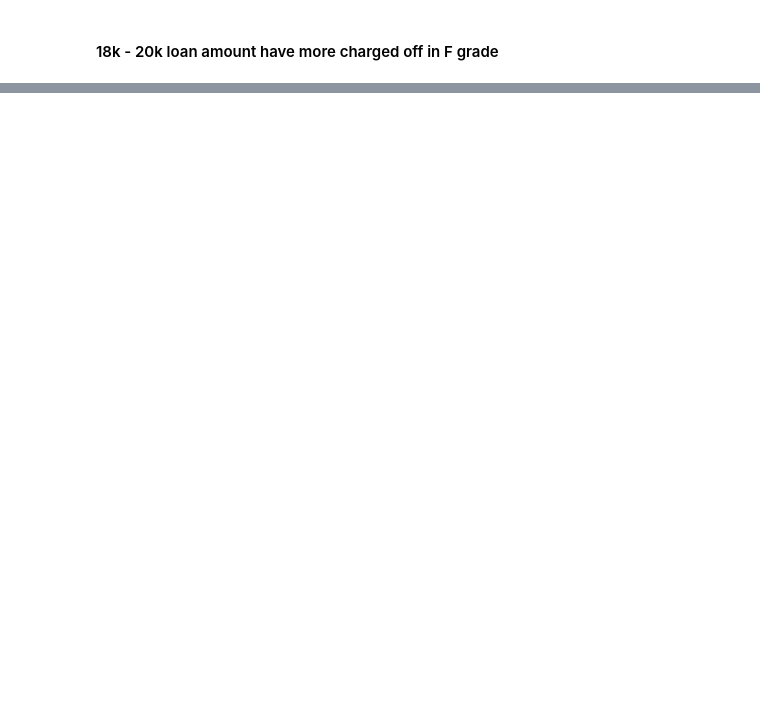
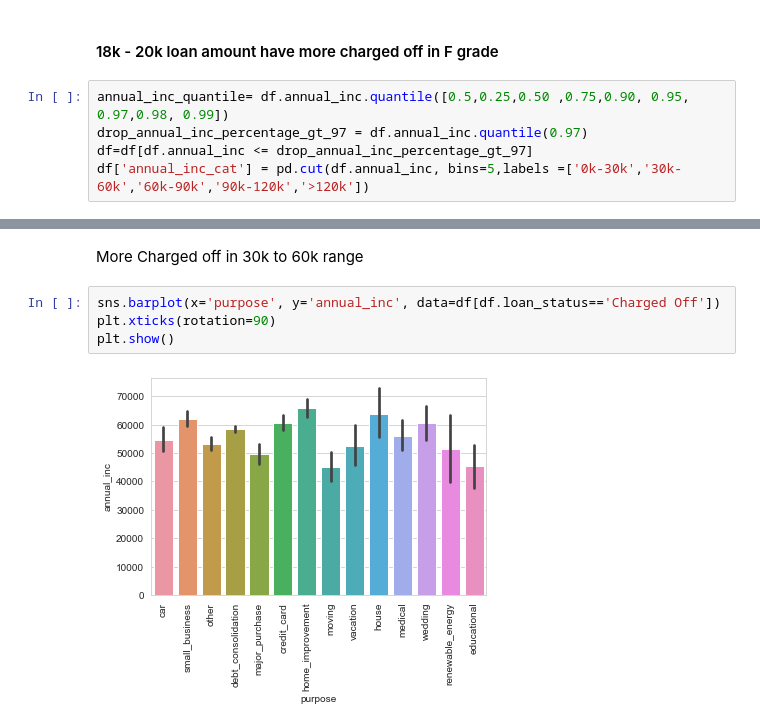
Before and after one commit to aswanth523/LendingClubCaseStudy, a Jupyter notebook: Lending_Club_Default_Analysis.ipynb, the cells around one changed output, grey strips where cells are left out. Saved outputs shown, nothing was run; the diff lists cells and outputs as text; blank space fills up the shorter version.

```diff
--- a/Lending_Club_Default_Analysis.ipynb
+++ b/Lending_Club_Default_Analysis.ipynb
@@ -362,2 +356,7 @@ plt.show()
 # %% [markdown]
 <h4>18k - 20k loan amount have more charged off in F grade</h4>
+# %%
+annual_inc_quantile= df.annual_inc.quantile([0.5,0.25,0.50 ,0.75,0.90, 0.95, 0.97,0.98, 0.99])
+drop_annual_inc_percentage_gt_97 = df.annual_inc.quantile(0.97)
+df=df[df.annual_inc <= drop_annual_inc_percentage_gt_97]
+df['annual_inc_cat'] = pd.cut(df.annual_inc, bins=5,labels =['0k-30k','30k-60k','60k-90k','90k-120k','>120k'])
@@ -363,0 +369,8 @@ plt.show()
+# %% [markdown]
+More Charged off in 30k to 60k range
+# %%
+sns.barplot(x='purpose', y='annual_inc', data=df[df.loan_status=='Charged Off'])
+plt.xticks(rotation=90)
+plt.show()
+# %% [output]
+[figure, added]
```
Also changed, not shown: parts of 39 cells of this notebook, 3 other files.
